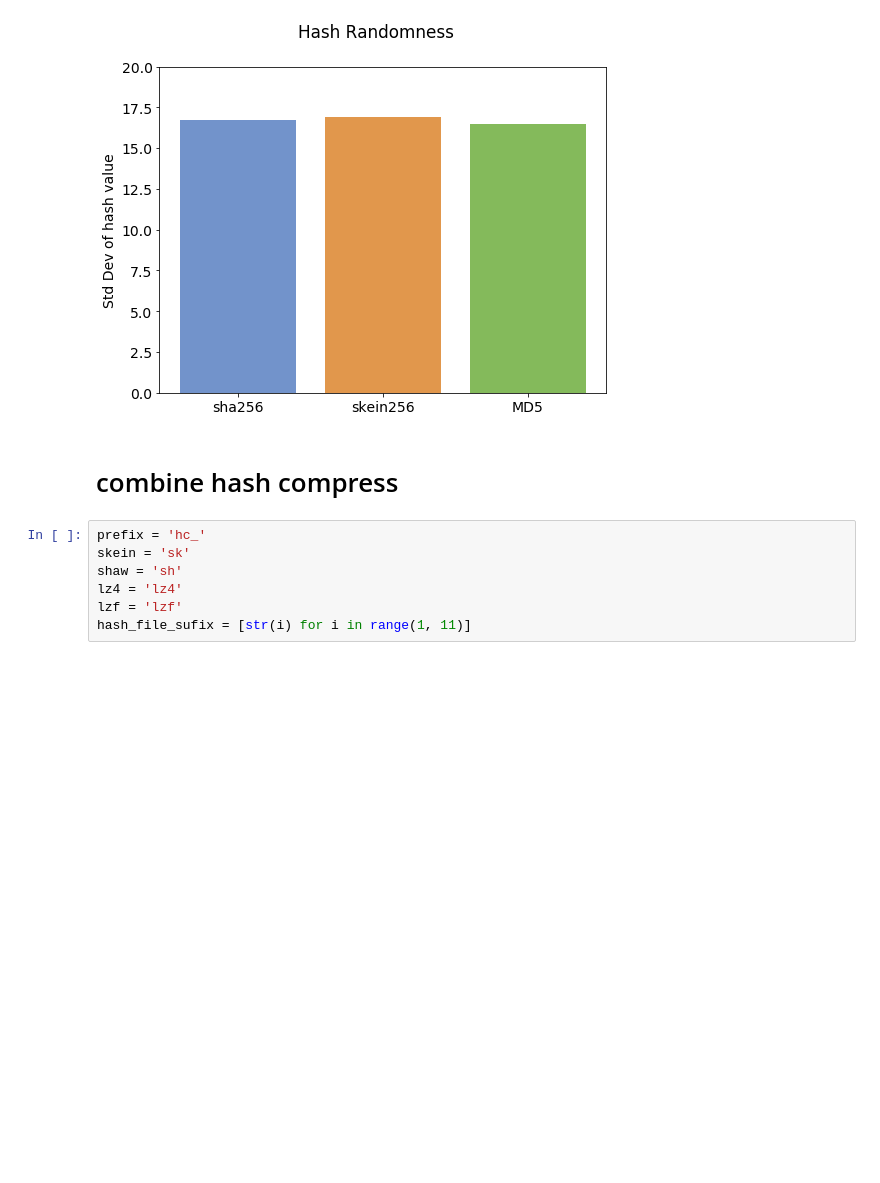
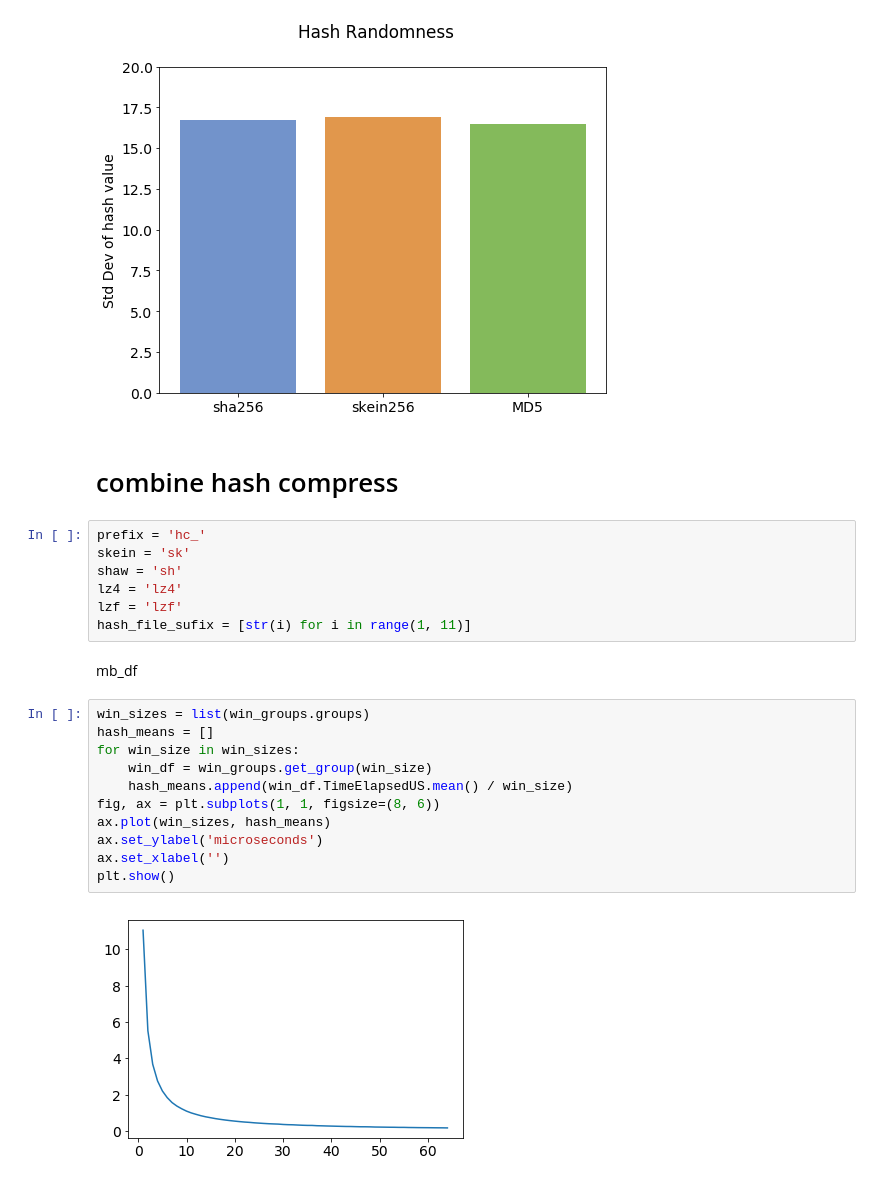
Before and after one commit to ankitkumar93/compute-war, a Jupyter notebook: notebooks/hash-perf.ipynb, the cells around one changed output. Drawn from its saved outputs; the diff is of its cells as text; blank space fills up the shorter version.

```diff
--- a/notebooks/hash-perf.ipynb
+++ b/notebooks/hash-perf.ipynb
@@ -181,3 +181,18 @@ shaw = 'sh'
 lz4 = 'lz4'
 lzf = 'lzf'
 hash_file_sufix = [str(i) for i in range(1, 11)]
+# %% [markdown]
+mb_df
+# %%
+win_sizes = list(win_groups.groups)
+hash_means = []
+for win_size in win_sizes:
+    win_df = win_groups.get_group(win_size)
+    hash_means.append(win_df.TimeElapsedUS.mean() / win_size)
+fig, ax = plt.subplots(1, 1, figsize=(8, 6))
+ax.plot(win_sizes, hash_means)
+ax.set_ylabel('microseconds')
+ax.set_xlabel('')
+plt.show()
+# %% [output]
+[figure, added]
```
Also changed, not shown: 2 other files.
